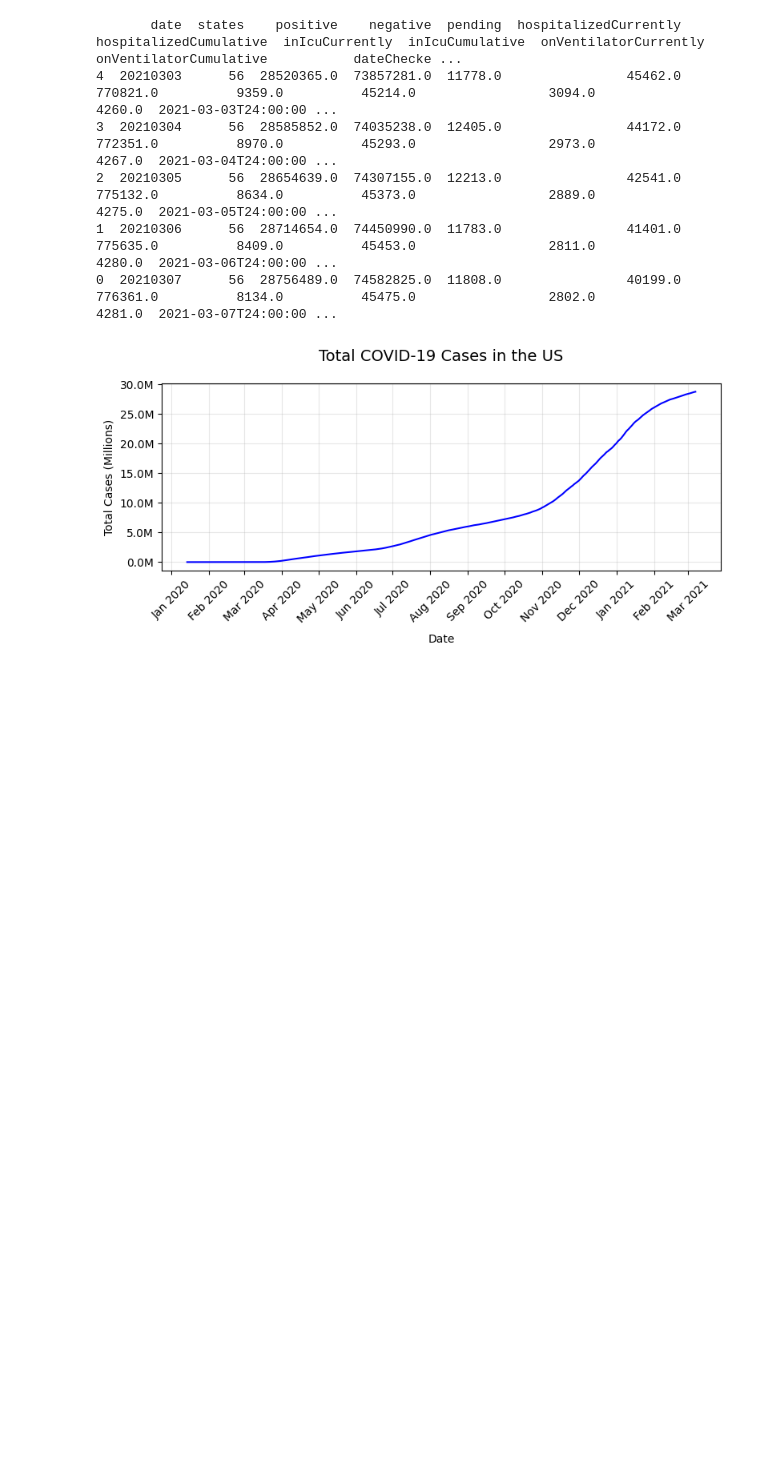
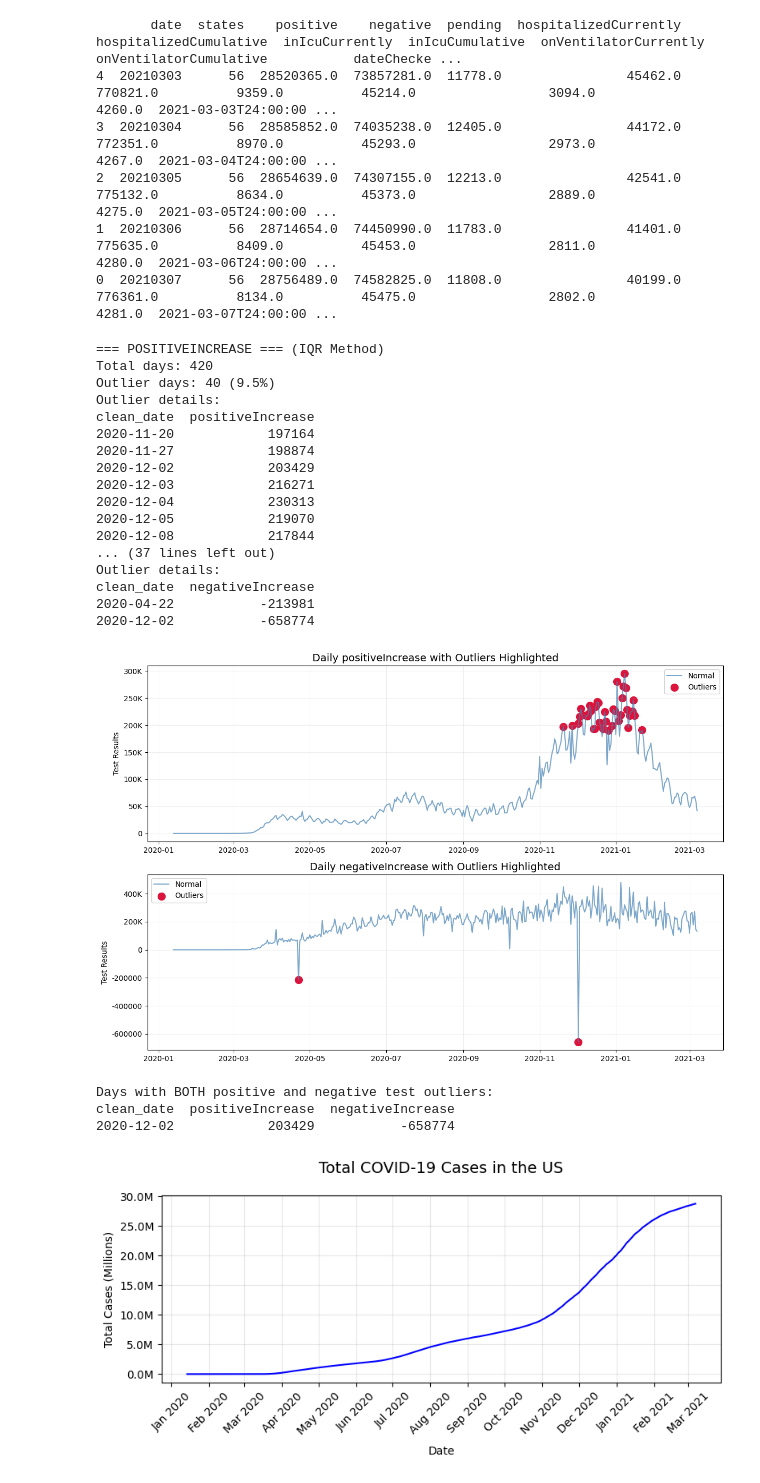
Before and after one commit to Bootcamp-IA-P4/covid-datathon, a Jupyter notebook: project.ipynb, the cells around one changed output. Saved outputs shown, nothing was run; the diff lists cells and outputs as text; code cells hidden in the pictures; blank space fills up the shorter version.

Commit message:
Added EDA cleaning

```diff
--- a/project.ipynb
+++ b/project.ipynb
@@ -75,3 +71,77 @@ def detect_outliers_zscore(data, threshold=3):
+# %%
+# Clean dataset
+us_daily['clean_date'] = pd.to_datetime(us_daily['lastModified'].str.extract(r'(.*?)T')[0])
+# %%
+cols = ['positiveIncrease', 'negativeIncrease']  # Changed from 'positive'
+
+def human_format(num):
+    if num >= 1e6:
+        return f'{num/1e6:.1f}M'
+    return f'{num/1e3:.0f}K' if num >= 1000 else f'{num:.0f}'
+
+def detect_outliers_iqr(data):
+    q1 = data.quantile(0.25)
+    q3 = data.quantile(0.75)
+    iqr = q3 - q1
+    lower = q1 - 1.5*iqr
+    upper = q3 + 1.5*iqr
+    return (data < lower) | (data > upper)
+
+plt.figure(figsize=(12, 8))
+
+for i, col in enumerate(cols, 1):
+    outliers = detect_outliers_iqr(us_daily[col])
+
+    print(f"\n=== {col.upper()} === (IQR Method)")
+    print(f"Total days: {len(us_daily)}")
+    print(f"Outlier days: {outliers.sum()} ({outliers.mean()*100:.1f}%)")
+    print("Outlier details:")
+    print(us_daily.loc[outliers, ['clean_date', col]].sort_values('clean_date').to_string(index=False))
+
+    ax = plt.subplot(2, 1, i)
+
+    plt.plot(us_daily['clean_date'], us_daily[col], 'steelblue', alpha=0.7, label='Normal')
+    plt.scatter(us_daily.loc[outliers, 'clean_date'], us_daily.loc[outliers, col], c='crimson', s=100, label='Outliers')
+
+    ax.xaxis.set_major_formatter(DateFormatter("%Y-%m"))
+    ax.yaxis.set_major_formatter(FuncFormatter(lambda x, _: human_format(x)))
+    plt.title(f'Daily {col} with Outliers Highlighted', fontsize=14)
+    plt.ylabel('Test Results', fontsize=10)
+    plt.grid(True, alpha=0.2)
+    plt.legend()
+
+plt.tight_layout()
+plt.show()
+
+combined_outliers = us_daily[
+    detect_outliers_iqr(us_daily['positiveIncrease']) &
+    detect_outliers_iqr(us_daily['negativeIncrease'])
+]
+
+print("\nDays with BOTH positive and negative test outliers:")
+print(combined_outliers[['clean_date', 'positiveIncrease', 'negativeIncrease']].to_string(index=False))
+# %% [output]
+=== POSITIVEINCREASE === (IQR Method)
+Total days: 420
+Outlier days: 40 (9.5%)
+Outlier details:
+clean_date  positiveIncrease
+2020-11-20            197164
+2020-11-27            198874
+2020-12-02            203429
+2020-12-03            216271
+2020-12-04            230313
+2020-12-05            219070
+2020-12-08            217844
+... (37 lines left out)
+Outlier details:
+clean_date  negativeIncrease
+2020-04-22           -213981
+2020-12-02           -658774
+[figure, added]
+Days with BOTH positive and negative test outliers:
+clean_date  positiveIncrease  negativeIncrease
+2020-12-02            203429           -658774
 # %%
 # Fix lasModified
 us_daily['lastModified'] = us_daily['lastModified'].str.replace('T24:00:00Z', 'T00:00:00Z')
```
Also changed, not shown: parts of 12 cells of this notebook, 5 other files.
